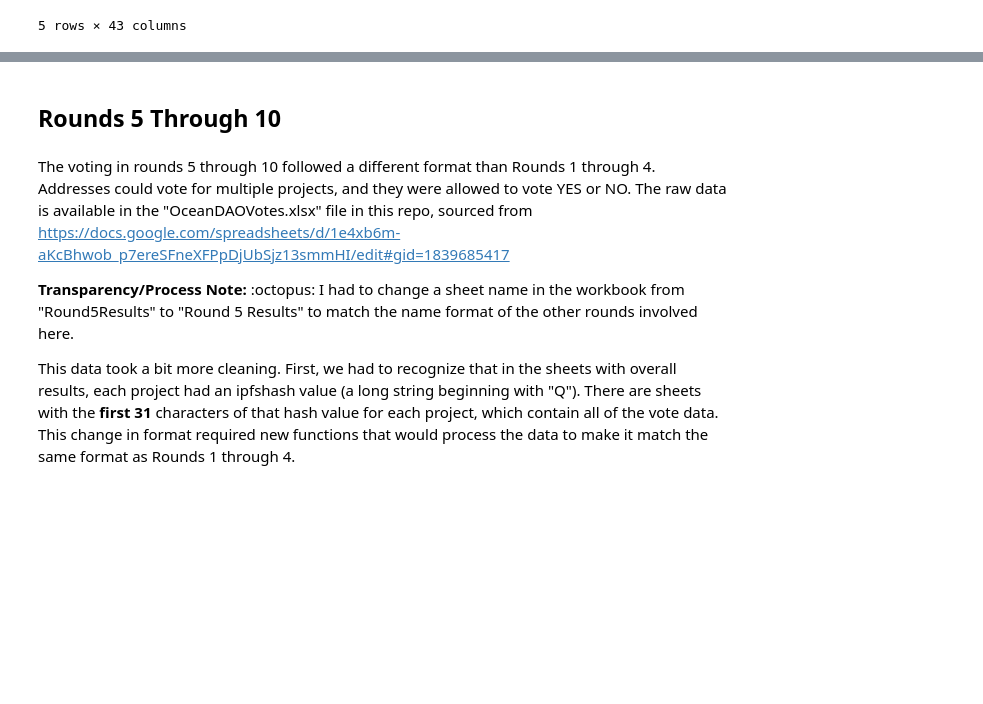
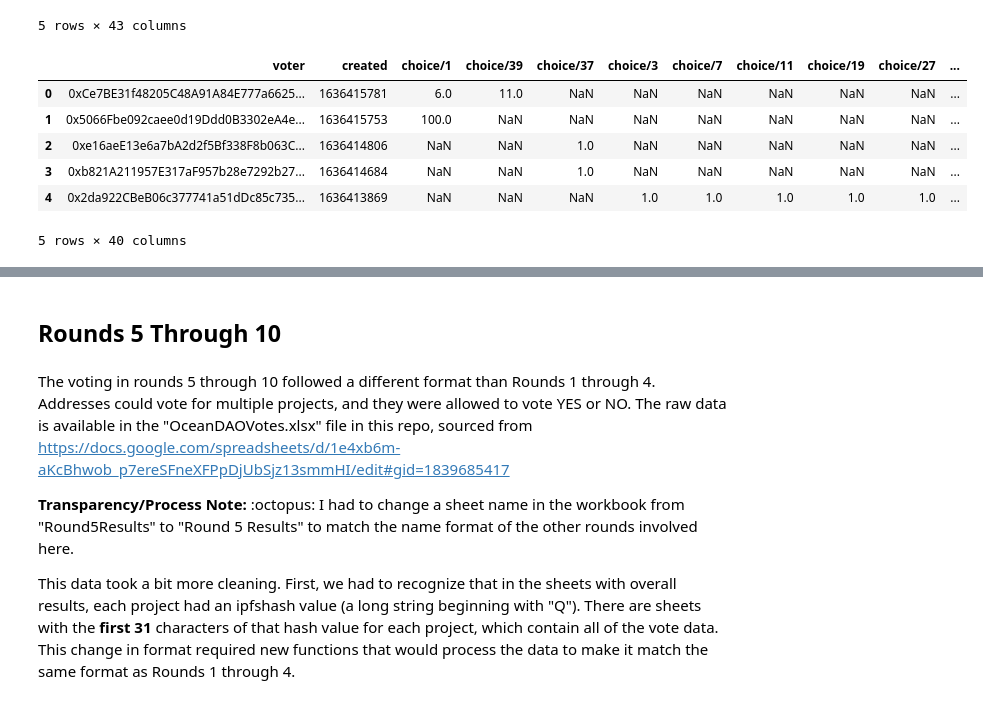
Before and after one commit to le-dawg/OceanProtocol-Rounds-Data, a Jupyter notebook: OceanDAO-data-analysis.ipynb, the cells around one changed output, grey strips where cells are left out. Saved outputs shown, nothing was run; the diff lists cells and outputs as text; code cells hidden in the pictures; blank space fills up the shorter version.

```diff
--- a/OceanDAO-data-analysis.ipynb
+++ b/OceanDAO-data-analysis.ipynb
@@ -229,4 +229,13 @@ round_11_data.head()
 # %%
 round_11_votes = pd.read_csv("votes.csv")
 round_11_choices = pd.read_csv("choices.csv")
+round_11_votes.head()
+# %% [output]
+|  | voter | created | choice/1 | choice/39 | choice/37 | choice/3 | choice/7 | choice/11 | choice/19 | choice/27 | ... |
+| 0 | 0xCe7BE31f48205C48A91A84E777a6625... | 1636415781 | 6.0 | 11.0 | NaN | NaN | NaN | NaN | NaN | NaN | ... |
+| 1 | 0x5066Fbe092caee0d19Ddd0B3302eA4e... | 1636415753 | 100.0 | NaN | NaN | NaN | NaN | NaN | NaN | NaN | ... |
+| 2 | 0xe16aeE13e6a7bA2d2f5Bf338F8b063C... | 1636414806 | NaN | NaN | 1.0 | NaN | NaN | NaN | NaN | NaN | ... |
+| 3 | 0xb821A211957E317aF957b28e7292b27... | 1636414684 | NaN | NaN | 1.0 | NaN | NaN | NaN | NaN | NaN | ... |
+| 4 | 0x2da922CBeB06c377741a51dDc85c735... | 1636413869 | NaN | NaN | NaN | 1.0 | 1.0 | 1.0 | 1.0 | 1.0 | ... |
+5 rows × 40 columns
 # %%
```
Also changed, not shown: parts of 15 cells of this notebook.
